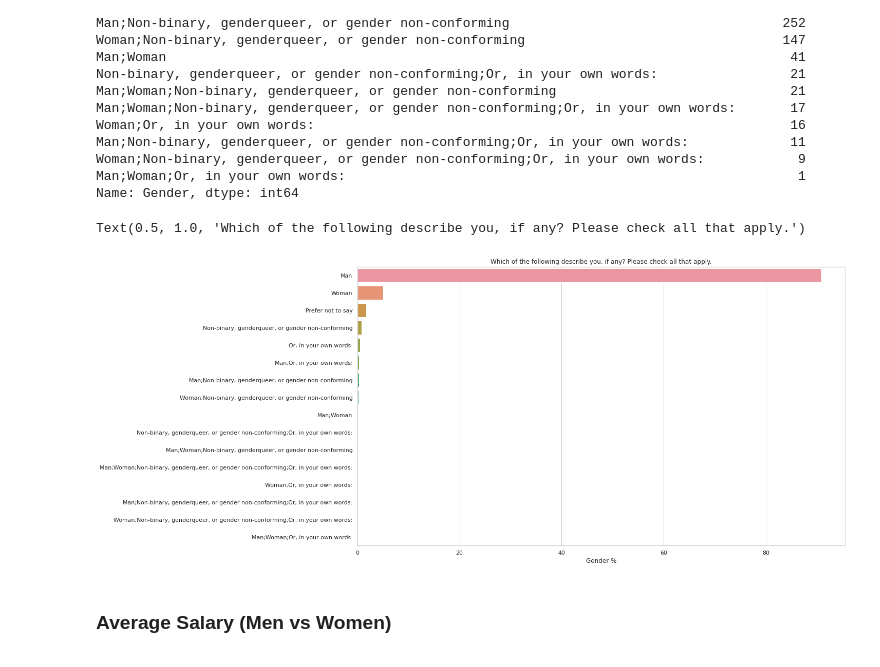
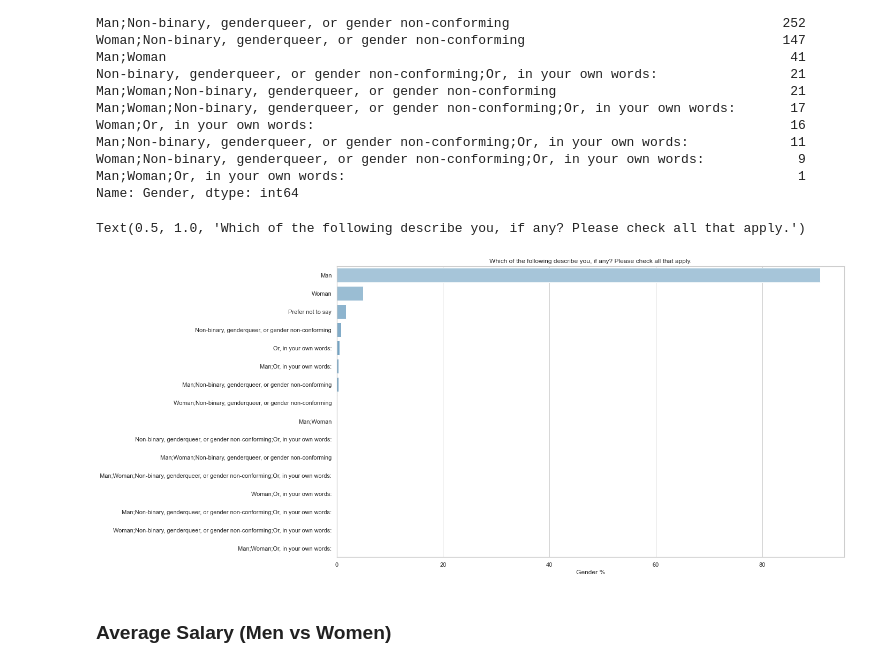
Before and after one commit to Talha0077/Stackoverflow-2021-Survey-EDA, a Jupyter notebook: EDA.ipynb, the cells around one changed output. Saved outputs shown, nothing was run; the diff lists cells and outputs as text; code cells hidden in the pictures.

```diff
--- a/EDA.ipynb
+++ b/EDA.ipynb
@@ -66,6 +66,7 @@ selected_columns = ["Age",
                     "Currency",
                     "CompTotal",
                     "CompFreq",
+                    "Employment",
                     "LanguageHaveWorkedWith",
                     "LanguageWantToWorkWith",
                     "DatabaseHaveWorkedWith",
@@ -162,13 +174,13 @@ Name: Gender, dtype: int64
 # %%
 plt.figure(figsize=(17, 10))
 gender_percent = (gender_count / gender_count.values.sum()) * 100
-sns.barplot(x = gender_percent,y = gender_percent.index)
+sns.barplot(x = gender_percent,y = gender_percent.index, palette='Blues_d')
 plt.rcParams.update({'font.size': 14})
 plt.xlabel('Gender %')
 plt.title(question_key['Gender'])
 # %% [output]
 Text(0.5, 1.0, 'Which of the following describe you, if any? Please check all that apply.')
-[figure, old version]
+[figure, new version]
 # %% [markdown]
 ### Average Salary (Men vs Women)
 # %% [markdown]
```
Also changed, not shown: parts of 23 cells of this notebook.
